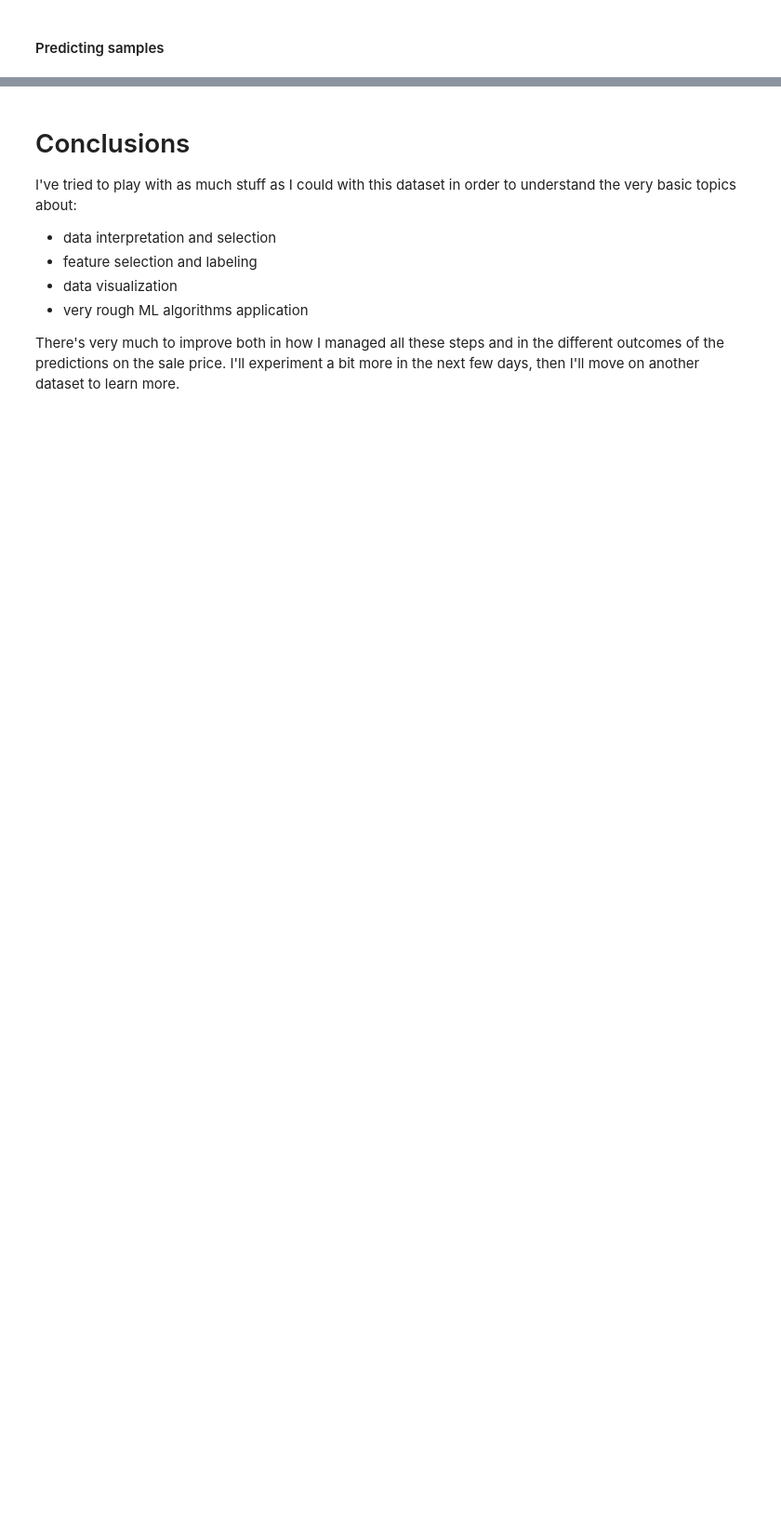
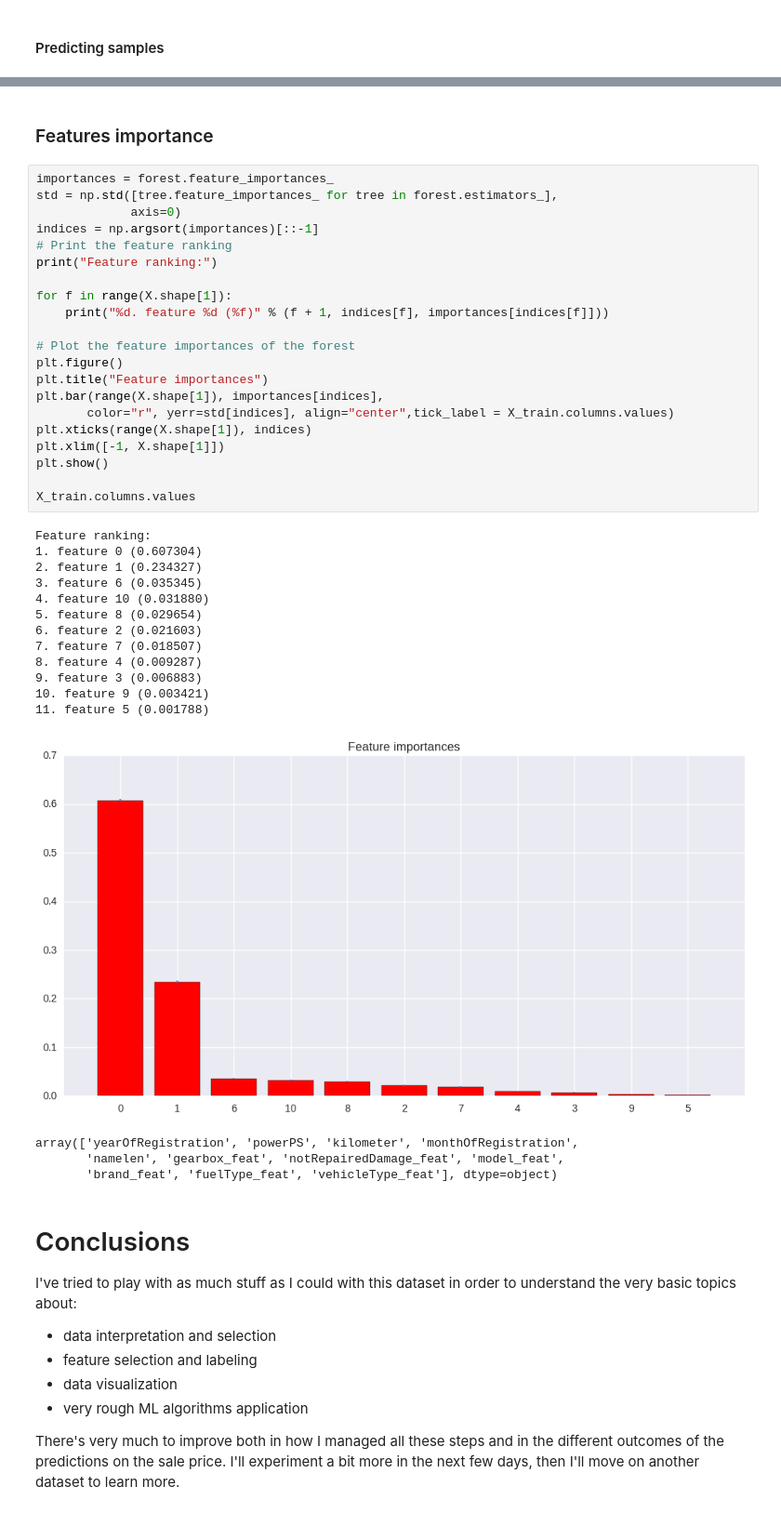
Before and after one commit to ddmng/jupyter-test, a Jupyter notebook: autos/Autos price predictions.ipynb, the cells around one changed output, grey strips where cells are left out. Shown at 93% size. Saved outputs shown, nothing was run; the diff lists cells and outputs as text; blank space fills up the shorter version.

Commit message:
added features importance

```diff
--- a/autos/Autos price predictions.ipynb
+++ b/autos/Autos price predictions.ipynb
@@ -506,3 +490,43 @@ plt.legend(bbox_to_anchor=(1.05, 1), loc=2, borderaxespad=0.)
+# %% [markdown]
+### Features importance
+# %%
+importances = forest.feature_importances_
+std = np.std([tree.feature_importances_ for tree in forest.estimators_],
+             axis=0)
+indices = np.argsort(importances)[::-1]
+# Print the feature ranking
+print("Feature ranking:")
+
+for f in range(X.shape[1]):
+    print("%d. feature %d (%f)" % (f + 1, indices[f], importances[indices[f]]))
+
+# Plot the feature importances of the forest
+plt.figure()
+plt.title("Feature importances")
+plt.bar(range(X.shape[1]), importances[indices],
+       color="r", yerr=std[indices], align="center",tick_label = X_train.columns.values)
+plt.xticks(range(X.shape[1]), indices)
+plt.xlim([-1, X.shape[1]])
+plt.show()
+
+X_train.columns.values
+# %% [output]
+Feature ranking:
+1. feature 0 (0.607304)
+2. feature 1 (0.234327)
+3. feature 6 (0.035345)
+4. feature 10 (0.031880)
+5. feature 8 (0.029654)
+6. feature 2 (0.021603)
+7. feature 7 (0.018507)
+8. feature 4 (0.009287)
+9. feature 3 (0.006883)
+10. feature 9 (0.003421)
+11. feature 5 (0.001788)
+[figure, added]
+array(['yearOfRegistration', 'powerPS', 'kilometer', 'monthOfRegistration',
+       'namelen', 'gearbox_feat', 'notRepairedDamage_feat', 'model_feat',
+       'brand_feat', 'fuelType_feat', 'vehicleType_feat'], dtype=object)
 # %% [markdown]
 # Conclusions
 
```
Also changed, not shown: parts of 5 cells of this notebook.
